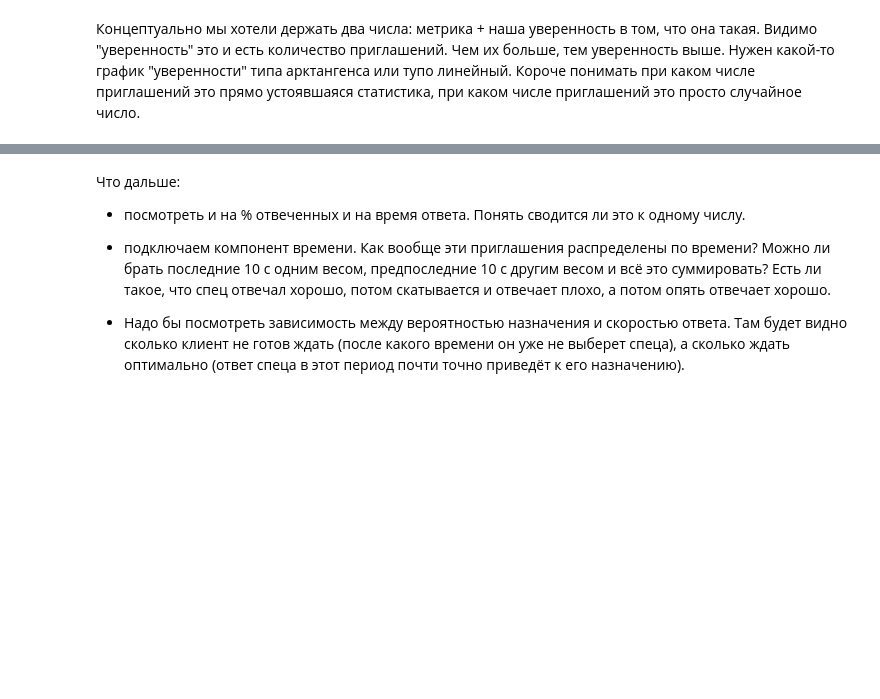
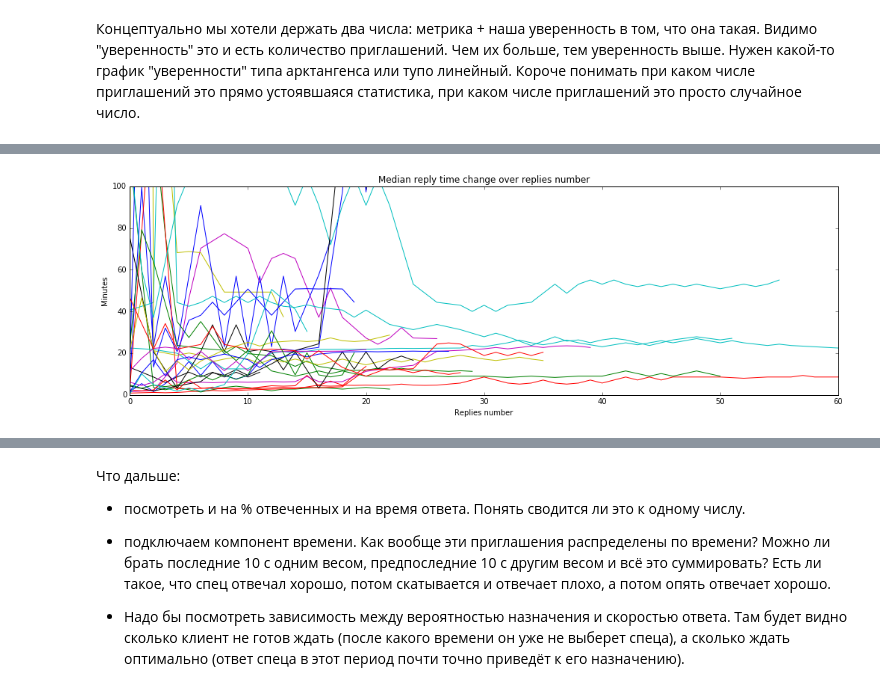
Before and after one commit to NadyaMotina/profi_analytics, a Jupyter notebook: Prep Ratings/responsiveness_research.ipynb, the cells around one changed output, grey strips where cells are left out. Saved outputs shown, nothing was run; the diff lists cells and outputs as text; code cells hidden in the pictures; blank space fills up the shorter version.

Commit message:
responsiveness_research - Reply rate variability over replies number

```diff
--- a/Prep Ratings/responsiveness_research.ipynb
+++ b/Prep Ratings/responsiveness_research.ipynb
@@ -319,0 +335,23 @@ plt.show()
+# %%
+INVITES_N = 20
+
+plt.figure(figsize=(17,5))
+plt.xlim(0, 60)
+plt.ylim(0, 100)
+
+preps_filtered = df_preps_answers_count[df_preps_answers_count >= INVITES_N]
+
+for prep_id in preps_filtered.index[:25]:
+    prep_minutes_diff = df_answers_diffs.loc[prep_id].sort_index(level = 'invite_dt')['minutes_diff']
+    x = range(len(prep_minutes_diff))
+    y = []
+    for i in x:
+        y.append(prep_minutes_diff[:i+1].median())
+    plt.plot(x,y)
+
+plt.title("Median reply time change over replies number")
+plt.xlabel("Replies number")
+plt.ylabel("Minutes")
+plt.show()
+# %% [output]
+[figure, added]
```
Also changed, not shown: parts of 30 cells of this notebook.
